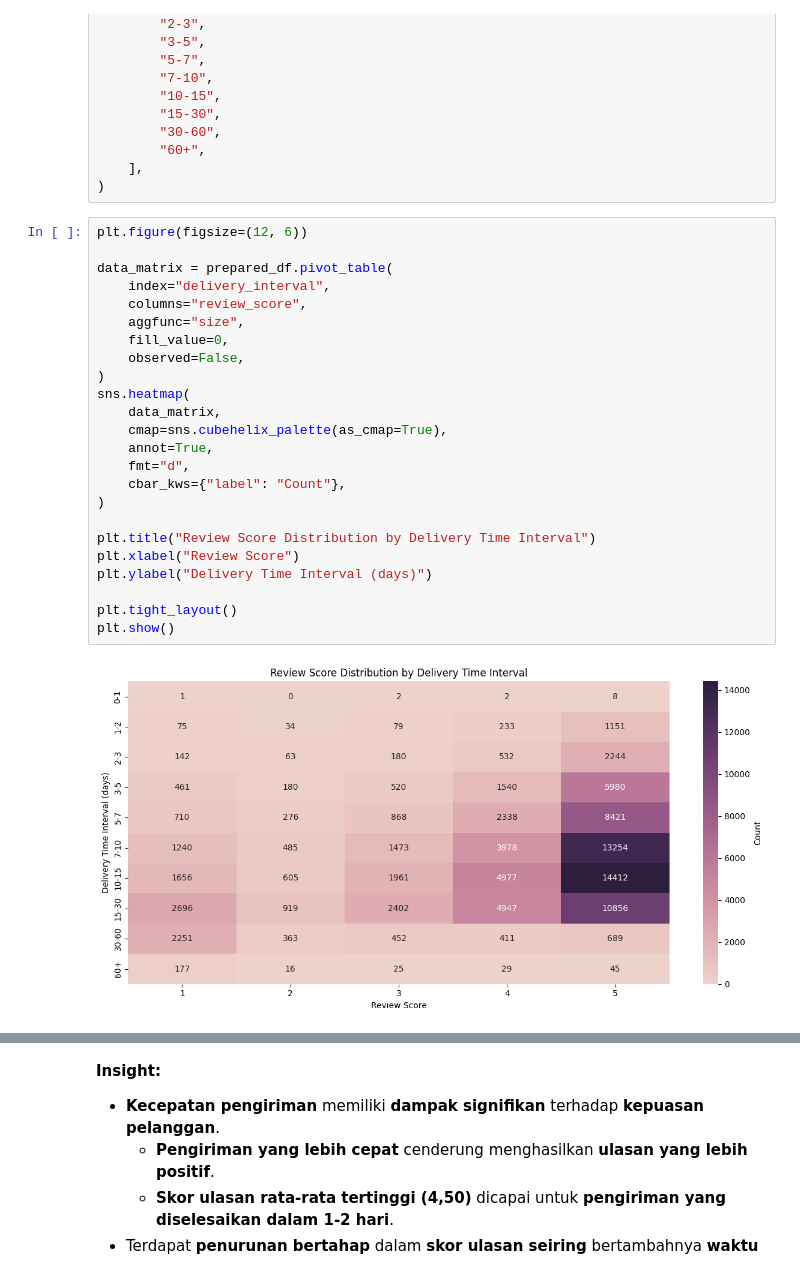
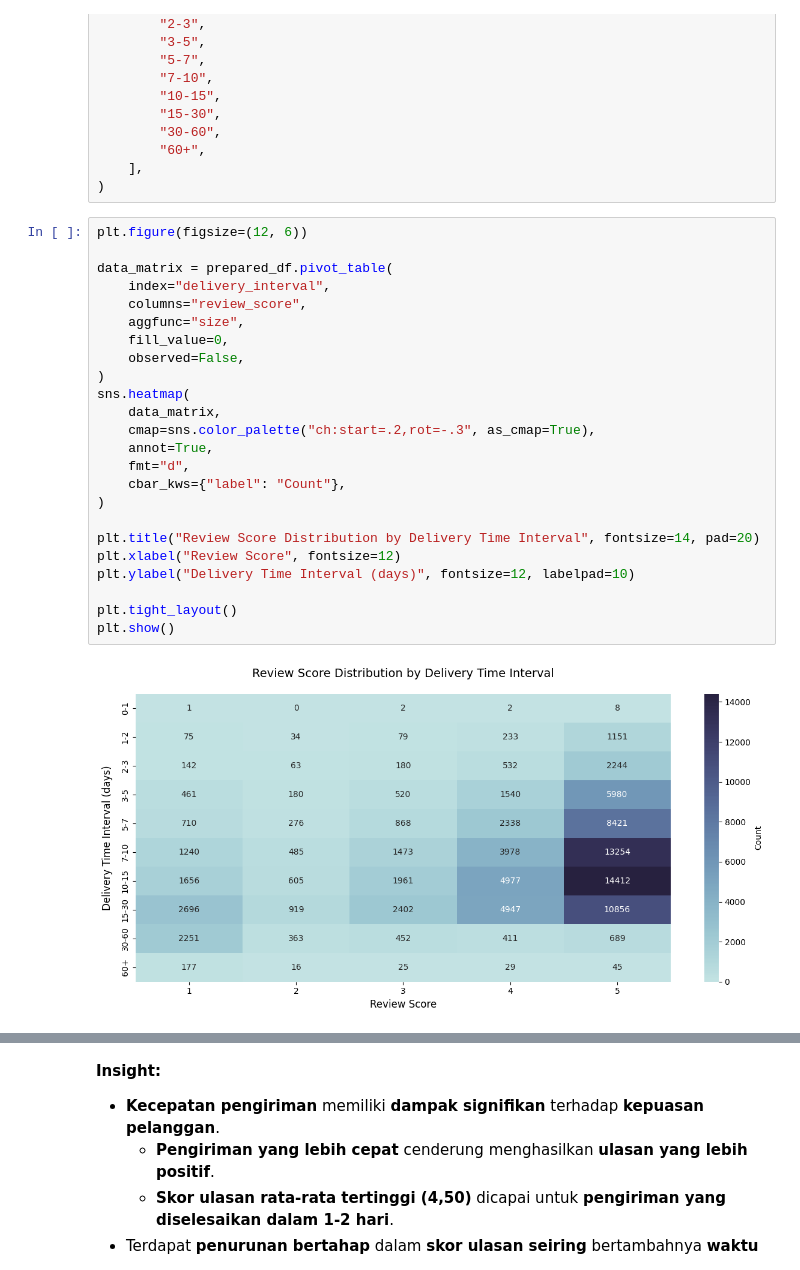
Before and after one commit to fxrdhan/Data-Analysis-Project, a Jupyter notebook: notebook.ipynb, the cells around one changed output, grey strips where cells are left out. Saved outputs shown, nothing was run; the diff lists cells and outputs as text.

```diff
--- a/notebook.ipynb
+++ b/notebook.ipynb
@@ -2295,29 +2357,29 @@ prepared_df["delivery_interval"] = pd.cut(
 # %%
 plt.figure(figsize=(12, 6))
 
 data_matrix = prepared_df.pivot_table(
     index="delivery_interval",
     columns="review_score",
     aggfunc="size",
     fill_value=0,
     observed=False,
 )
 sns.heatmap(
     data_matrix,
-    cmap=sns.cubehelix_palette(as_cmap=True),
+    cmap=sns.color_palette("ch:start=.2,rot=-.3", as_cmap=True),
     annot=True,
     fmt="d",
     cbar_kws={"label": "Count"},
 )
 
-plt.title("Review Score Distribution by Delivery Time Interval")
-plt.xlabel("Review Score")
-plt.ylabel("Delivery Time Interval (days)")
+plt.title("Review Score Distribution by Delivery Time Interval", fontsize=14, pad=20)
+plt.xlabel("Review Score", fontsize=12)
+plt.ylabel("Delivery Time Interval (days)", fontsize=12, labelpad=10)
 
 plt.tight_layout()
 plt.show()
 # %% [output]
-[figure, old version]
+[figure, new version]
 # %%
 category_order = sorted(prepared_df["delivery_interval"].unique())
 
```
Also changed, not shown: parts of 25 cells of this notebook.
